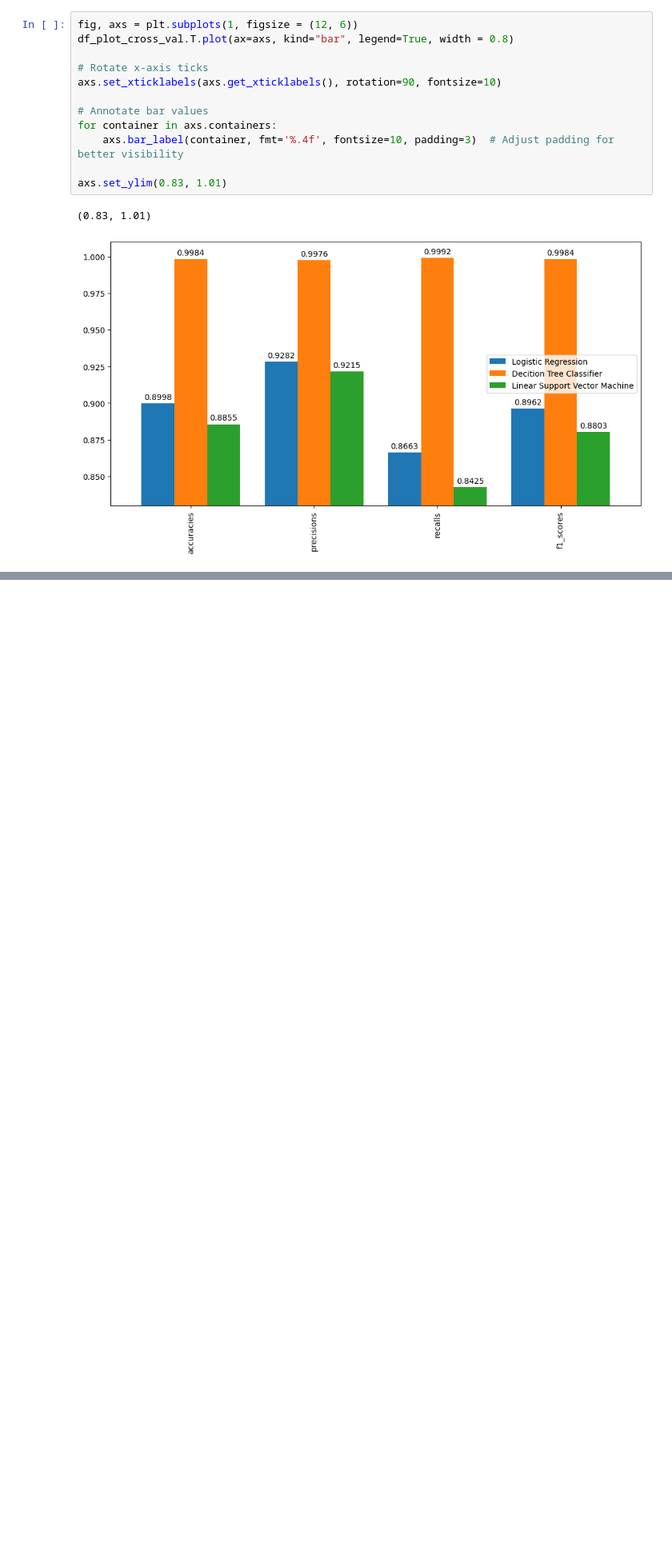
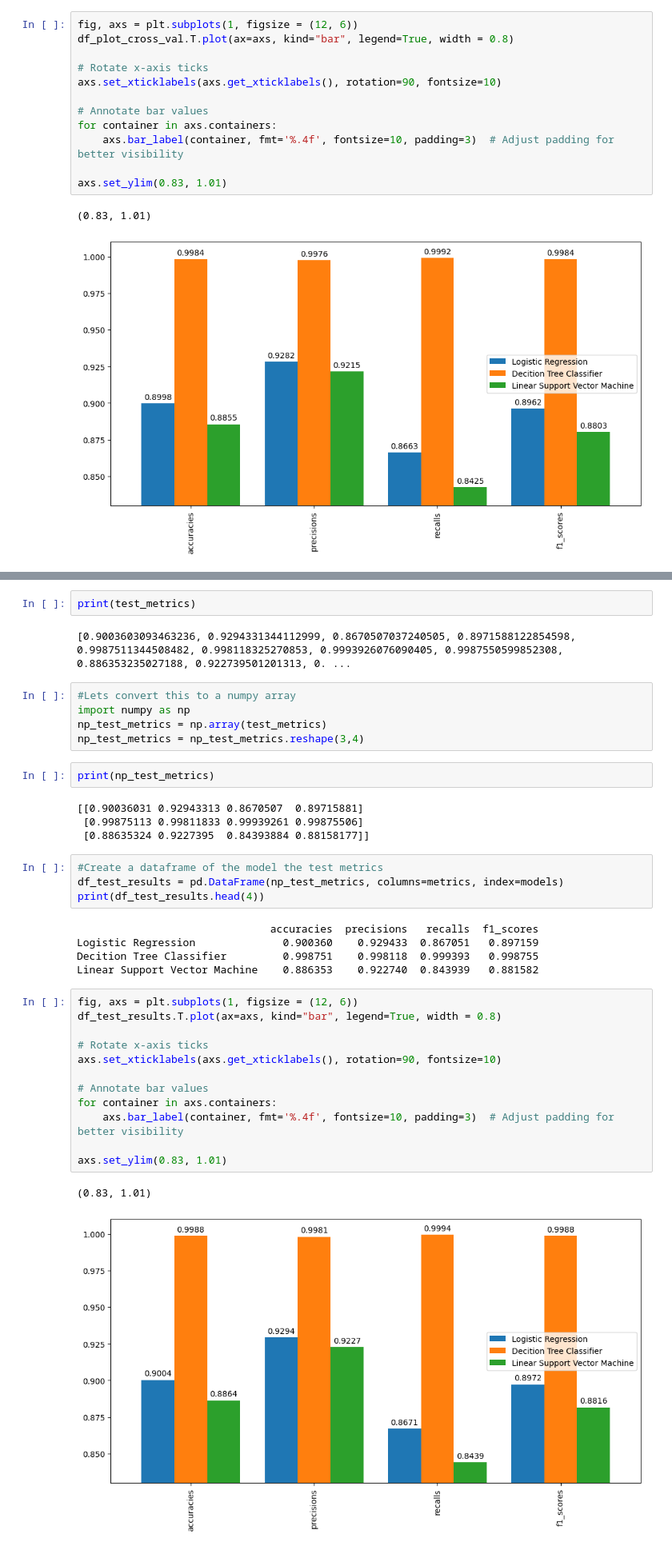
Before and after one commit to juanpajedrez/AAI-501-Final-Project-Code, a Jupyter notebook: notebooks/ml_fraud_algos.ipynb, the cells around one changed output, grey strips where cells are left out. Shown: that part at 80% size. Saved outputs shown, nothing was run; the diff lists cells and outputs as text; blank space fills up the shorter version.

Commit message:
Addition of visualization, confusion matrices, and bar plot for the final test

```diff
--- a/notebooks/ml_fraud_algos.ipynb
+++ b/notebooks/ml_fraud_algos.ipynb
@@ -358,0 +404,39 @@ axs.set_ylim(0.83, 1.01)
+# %%
+print(test_metrics)
+# %% [output]
+[0.9003603093463236, 0.9294331344112999, 0.8670507037240505, 0.8971588122854598, 0.9987511344508482, 0.998118325270853, 0.9993926076090405, 0.9987550599852308, 0.886353235027188, 0.922739501201313, 0. ...
+# %%
+#Lets convert this to a numpy array
+import numpy as np
+np_test_metrics = np.array(test_metrics)
+np_test_metrics = np_test_metrics.reshape(3,4)
+# %%
+print(np_test_metrics)
+# %% [output]
+[[0.90036031 0.92943313 0.8670507  0.89715881]
+ [0.99875113 0.99811833 0.99939261 0.99875506]
+ [0.88635324 0.9227395  0.84393884 0.88158177]]
+# %%
+#Create a dataframe of the model the test metrics
+df_test_results = pd.DataFrame(np_test_metrics, columns=metrics, index=models)
+print(df_test_results.head(4))
+# %% [output]
+                               accuracies  precisions   recalls  f1_scores
+Logistic Regression              0.900360    0.929433  0.867051   0.897159
+Decition Tree Classifier         0.998751    0.998118  0.999393   0.998755
+Linear Support Vector Machine    0.886353    0.922740  0.843939   0.881582
+# %%
+fig, axs = plt.subplots(1, figsize = (12, 6))
+df_test_results.T.plot(ax=axs, kind="bar", legend=True, width = 0.8)
+
+# Rotate x-axis ticks
+axs.set_xticklabels(axs.get_xticklabels(), rotation=90, fontsize=10)
+
+# Annotate bar values
+for container in axs.containers:
+    axs.bar_label(container, fmt='%.4f', fontsize=10, padding=3)  # Adjust padding for better visibility
+
+axs.set_ylim(0.83, 1.01)
+# %% [output]
+(0.83, 1.01)
+[figure, added]
```
Also changed, not shown: parts of 6 cells of this notebook.
